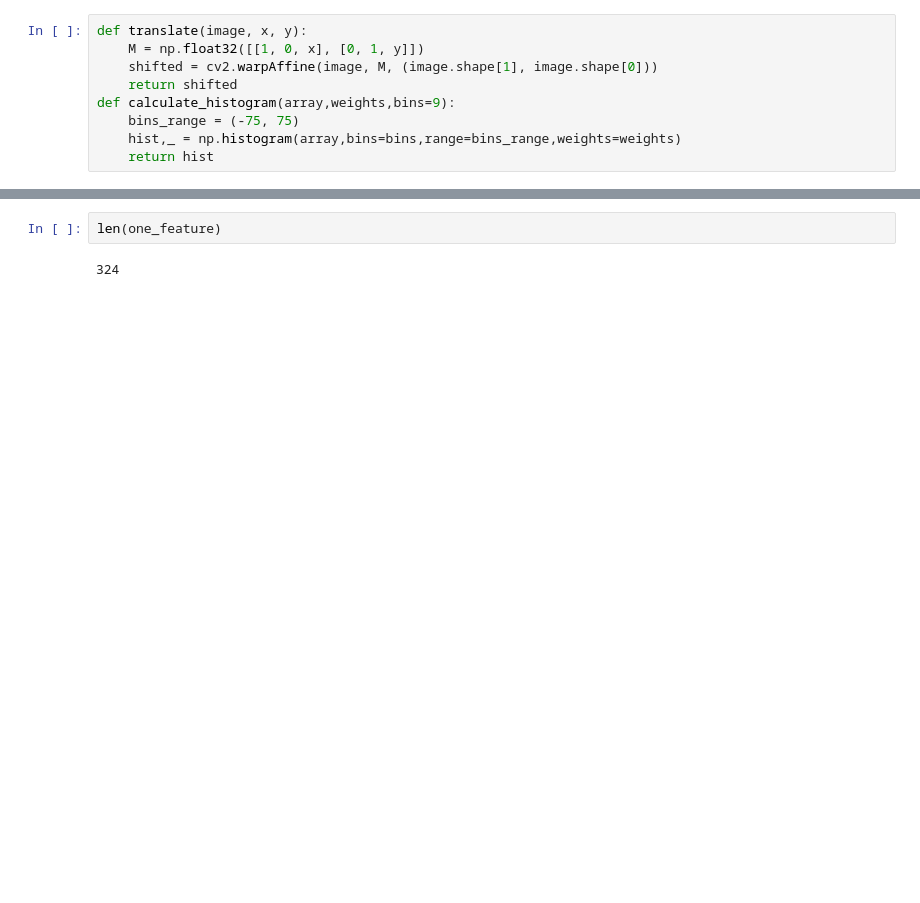
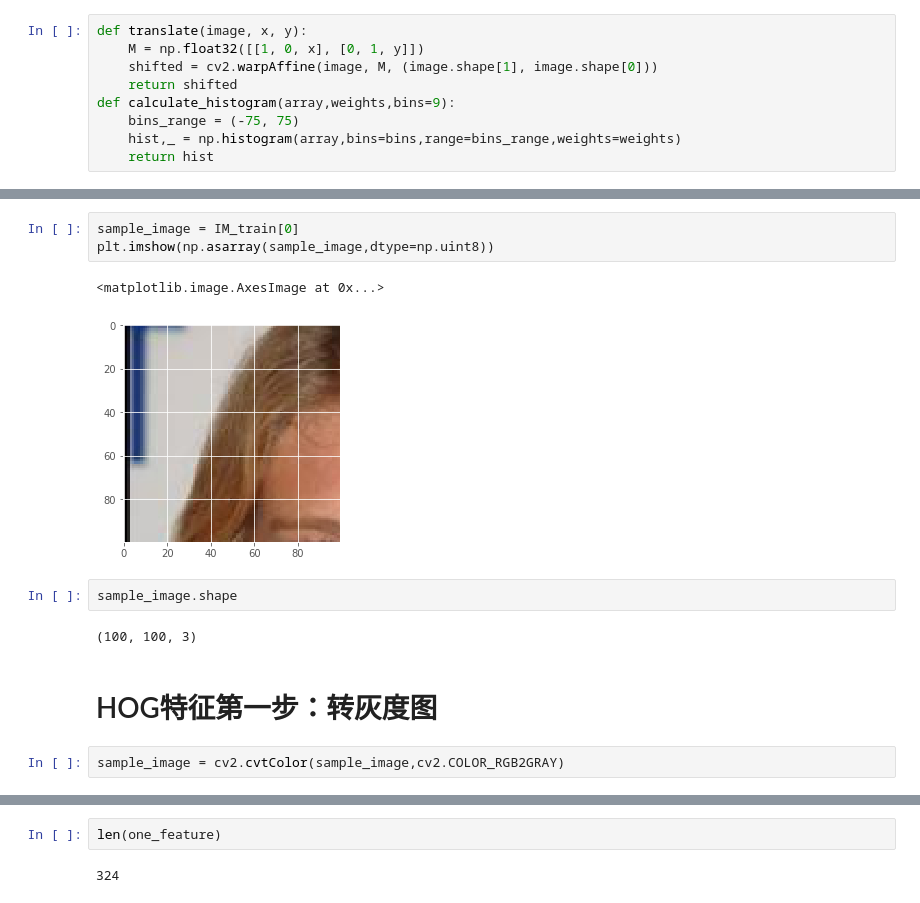
Before and after one commit to jiuzhangjiangzuo/Lesson1_simple_face, a Jupyter notebook: pre_CNN/HOG.ipynb, the cells around one changed output, grey strips where cells are left out. Drawn from its saved outputs; the diff is of its cells as text; blank space fills up the shorter version.

```diff
--- a/pre_CNN/HOG.ipynb
+++ b/pre_CNN/HOG.ipynb
@@ -95,0 +37,14 @@ plt.imshow(np.asarray(one_feature).reshape(9,-1))
+# %%
+sample_image = IM_train[0]
+plt.imshow(np.asarray(sample_image,dtype=np.uint8))
+# %% [output]
+<matplotlib.image.AxesImage at 0x...>
+[figure, added]
+# %%
+sample_image.shape
+# %% [output]
+(100, 100, 3)
+# %% [markdown]
+# HOG特征第一步：转灰度图
+# %%
+sample_image = cv2.cvtColor(sample_image,cv2.COLOR_RGB2GRAY)
```
Also changed, not shown: parts of 39 cells of this notebook, 4 other files.
